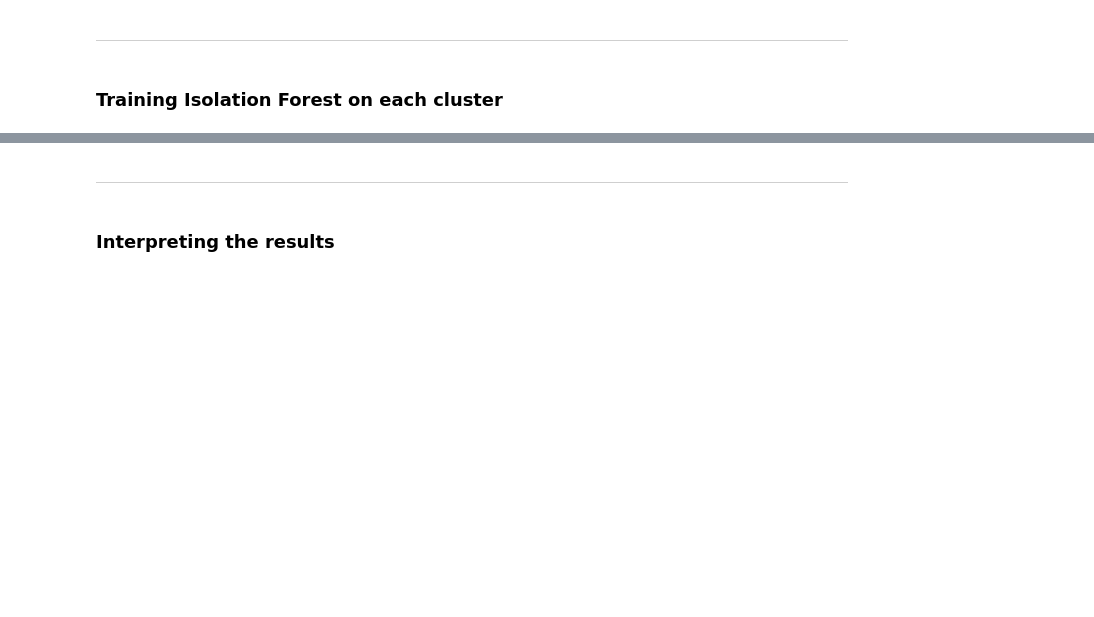
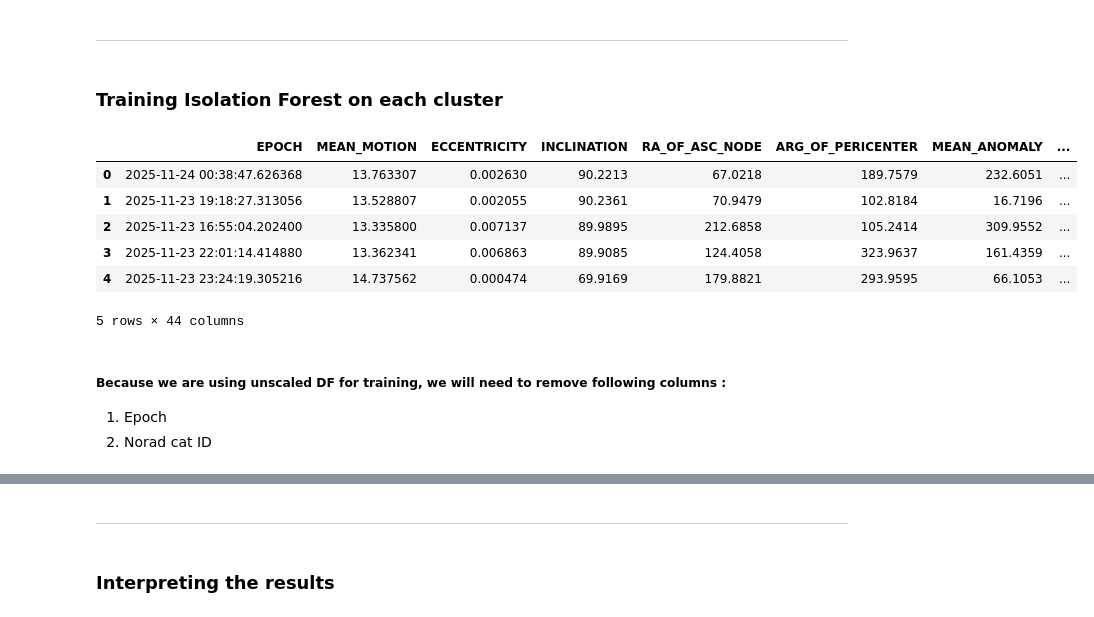
Before and after one commit to Sushrut2007/SpaceDebrisRadar.AI, a Jupyter notebook: notebooks/06_anomaly_detection.ipynb, the cells around one changed output, grey strips where cells are left out. Cells and saved outputs as stored; diff of their text form; code cells hidden in the pictures; blank space fills up the shorter version.

```diff
--- a/notebooks/06_anomaly_detection.ipynb
+++ b/notebooks/06_anomaly_detection.ipynb
@@ -332,3 +382,17 @@ for i in range(len(cluster_size)):
 ---
 # %% [markdown]
 ### Training Isolation Forest on each cluster
+# %%
+unscaled_df.head()
+# %% [output]
+|  | EPOCH | MEAN_MOTION | ECCENTRICITY | INCLINATION | RA_OF_ASC_NODE | ARG_OF_PERICENTER | MEAN_ANOMALY | ... |
+| 0 | 2025-11-24 00:38:47.626368 | 13.763307 | 0.002630 | 90.2213 | 67.0218 | 189.7579 | 232.6051 | ... |
+| 1 | 2025-11-23 19:18:27.313056 | 13.528807 | 0.002055 | 90.2361 | 70.9479 | 102.8184 | 16.7196 | ... |
+| 2 | 2025-11-23 16:55:04.202400 | 13.335800 | 0.007137 | 89.9895 | 212.6858 | 105.2414 | 309.9552 | ... |
+| 3 | 2025-11-23 22:01:14.414880 | 13.362341 | 0.006863 | 89.9085 | 124.4058 | 323.9637 | 161.4359 | ... |
+| 4 | 2025-11-23 23:24:19.305216 | 14.737562 | 0.000474 | 69.9169 | 179.8821 | 293.9595 | 66.1053 | ... |
+5 rows × 44 columns
+# %% [markdown]
+##### Because we are using unscaled DF for training, we will need to remove following columns :
+1. Epoch
+2. Norad cat ID
```
Also changed, not shown: parts of 20 cells of this notebook, 4 other files.
